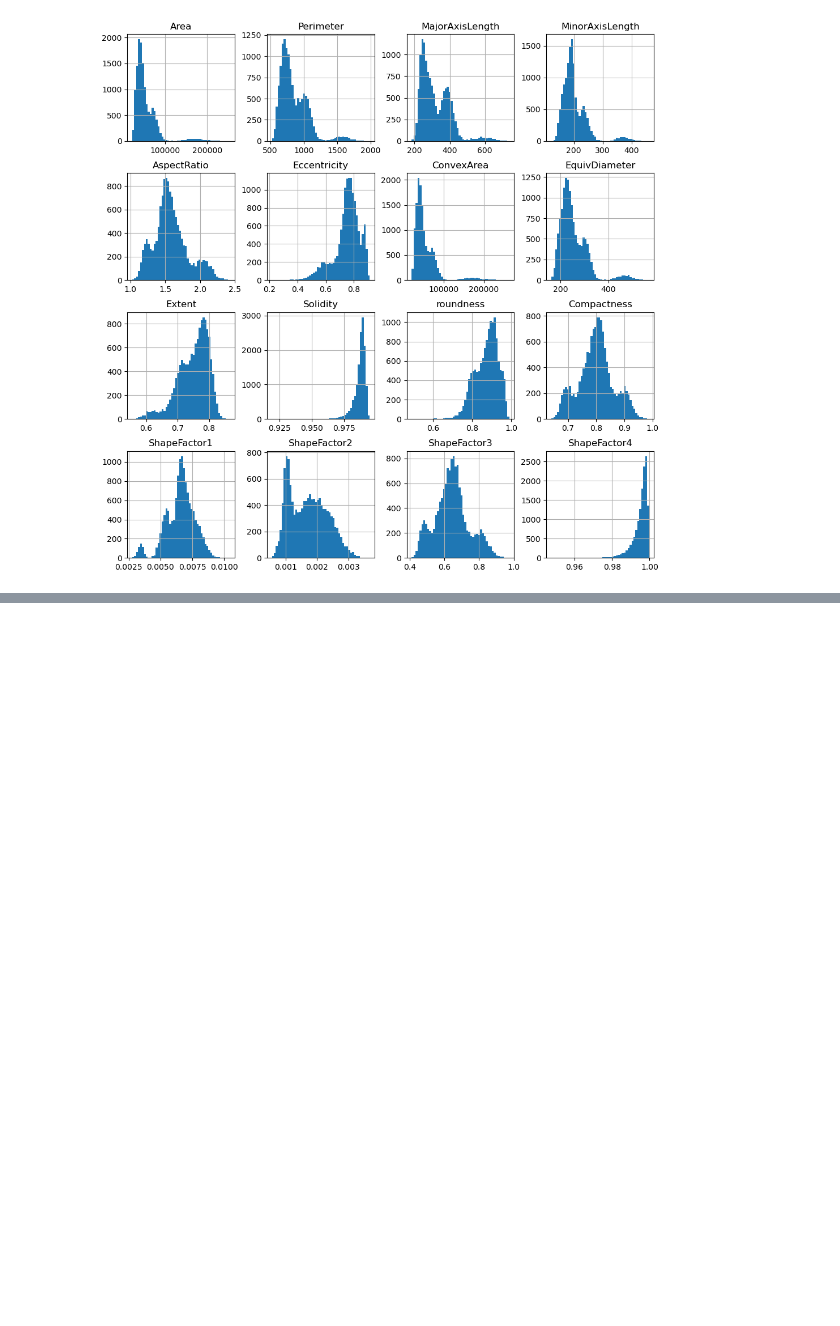
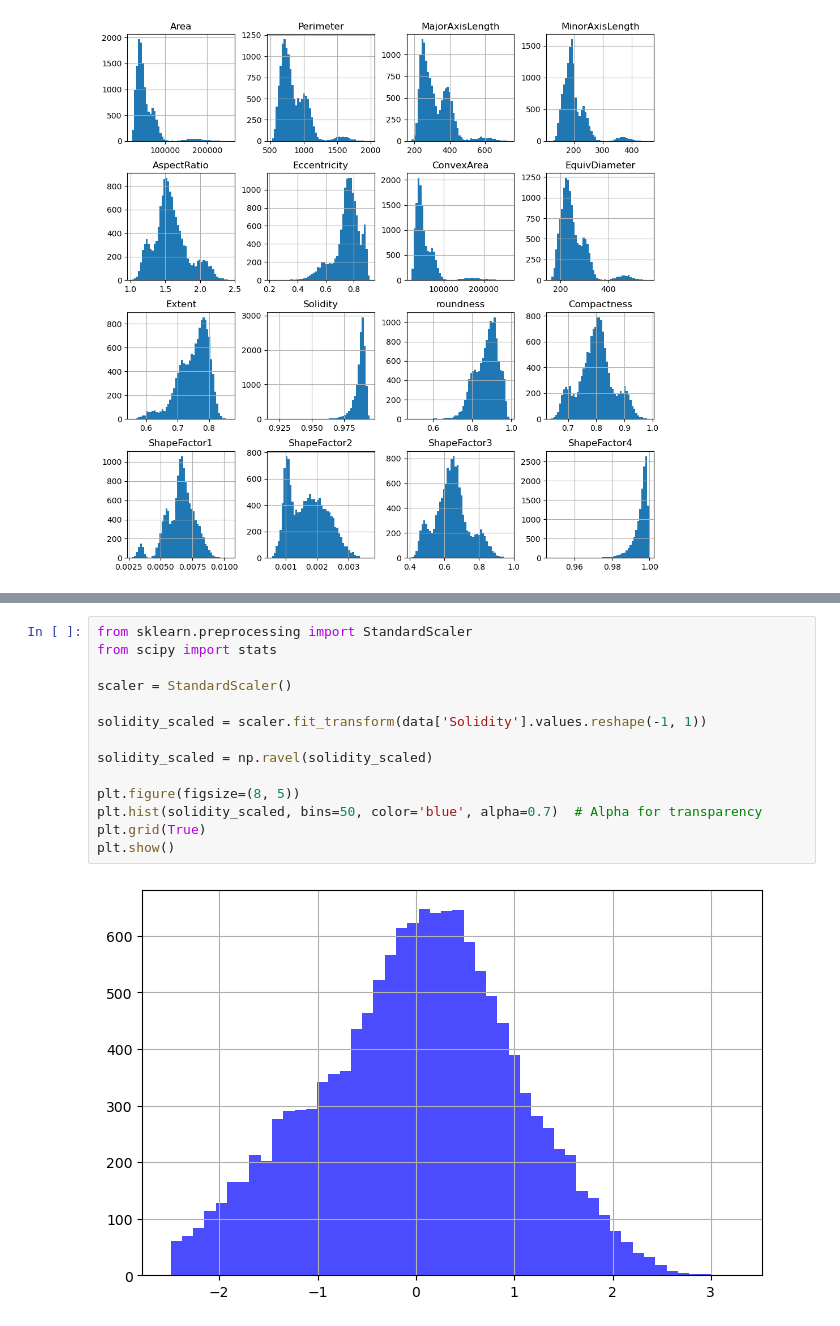
Before and after one commit to MaxNoLV/ml_pa_project, a Jupyter notebook: beans_class_project.ipynb, the cells around one changed output, grey strips where cells are left out. Drawn from its saved outputs; the diff is of its cells as text; blank space fills up the shorter version.

```diff
--- a/ifd_class_project.ipynb
+++ b/beans_class_project.ipynb
@@ -79,0 +112,16 @@ plt.show()
+# %%
+from sklearn.preprocessing import StandardScaler
+from scipy import stats
+
+scaler = StandardScaler()
+
+solidity_scaled = scaler.fit_transform(data['Solidity'].values.reshape(-1, 1))
+
+solidity_scaled = np.ravel(solidity_scaled)
+
+plt.figure(figsize=(8, 5))
+plt.hist(solidity_scaled, bins=50, color='blue', alpha=0.7)  # Alpha for transparency
+plt.grid(True)
+plt.show()
+# %% [output]
+[figure, added]
```
Also changed, not shown: parts of 6 cells of this notebook, 2 other files.
